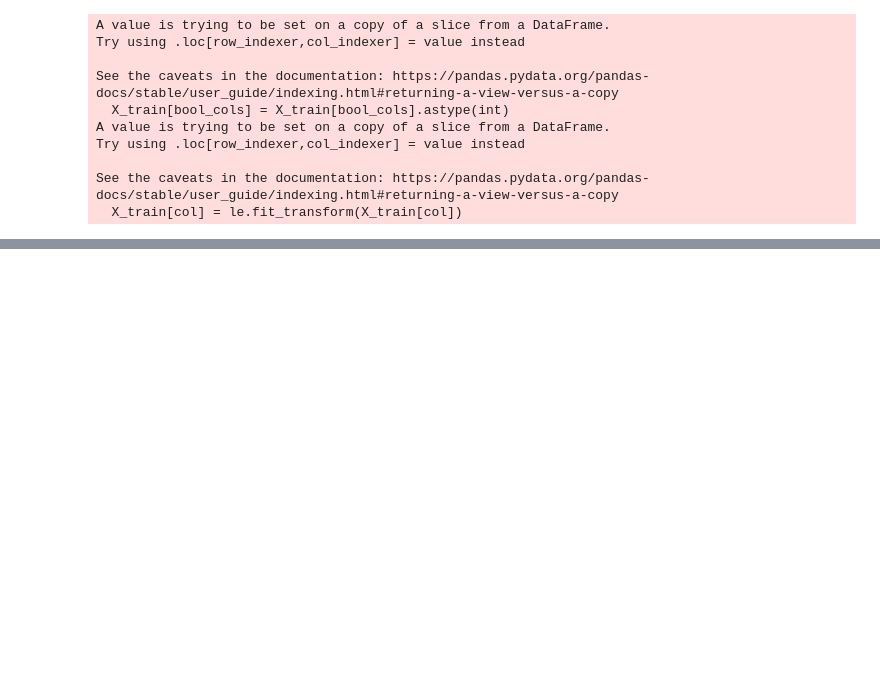
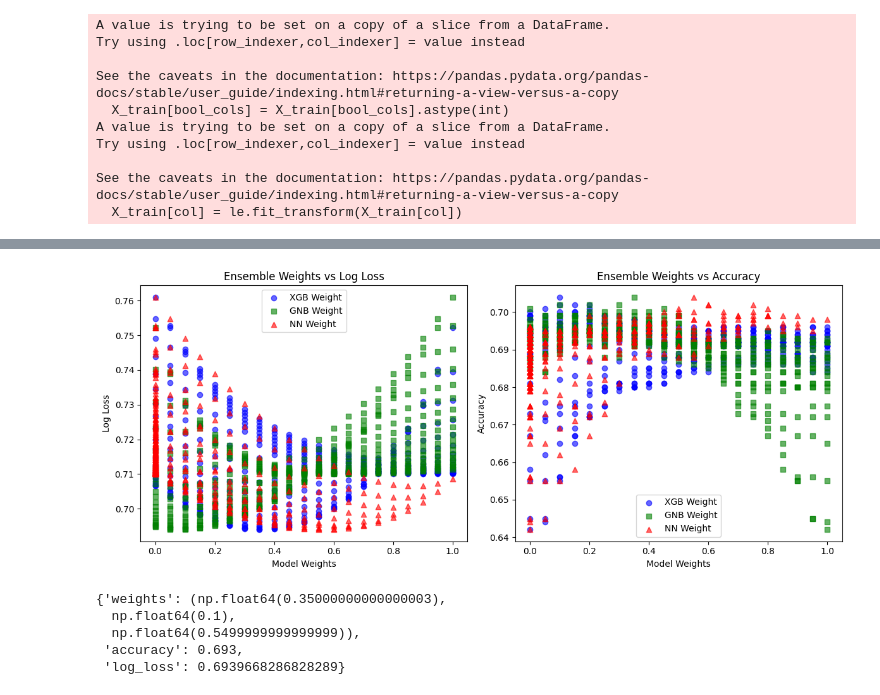
Before and after one commit to nathanansel28/DD2421-programming-challenge, a Jupyter notebook: model_ensemble.ipynb, the cells around one changed output, grey strips where cells are left out. Saved outputs shown, nothing was run; the diff lists cells and outputs as text; code cells hidden in the pictures; blank space fills up the shorter version.

Commit message:
feat: Skeleton for ensemble and hyperparameter tuning.

```diff
--- a/model_ensemble.ipynb
+++ b/model_ensemble.ipynb
@@ -95,0 +16,2 @@ Submission file saved as submission_ensemble.csv
+# %%
+results, best_result = train_ensemble(X_train, y_train)
@@ -95,0 +36,42 @@ Submission file saved as submission_ensemble.csv
+# %%
+# Extract weights and performance metrics
+weights_xgb = [res['weights'][0] for res in results]
+weights_gnb = [res['weights'][1] for res in results]
+weights_nn = [res['weights'][2] for res in results]
+log_losses = [res['log_loss'] for res in results]
+accuracies = [res['accuracy'] for res in results]
+
+# Plot Log Loss vs. Model Weights
+plt.figure(figsize=(12, 5))
+
+plt.subplot(1, 2, 1)
+plt.scatter(weights_xgb, log_losses, label='XGB Weight', alpha=0.6, marker='o', color='blue')
+plt.scatter(weights_gnb, log_losses, label='GNB Weight', alpha=0.6, marker='s', color='green')
+plt.scatter(weights_nn, log_losses, label='NN Weight', alpha=0.6, marker='^', color='red')
+plt.xlabel("Model Weights")
+plt.ylabel("Log Loss")
+plt.legend()
+plt.title("Ensemble Weights vs Log Loss")
+
+# Plot Accuracy vs. Model Weights
+plt.subplot(1, 2, 2)
+plt.scatter(weights_xgb, accuracies, label='XGB Weight', alpha=0.6, marker='o', color='blue')
+plt.scatter(weights_gnb, accuracies, label='GNB Weight', alpha=0.6, marker='s', color='green')
+plt.scatter(weights_nn, accuracies, label='NN Weight', alpha=0.6, marker='^', color='red')
+plt.xlabel("Model Weights")
+plt.ylabel("Accuracy")
+plt.legend()
+plt.title("Ensemble Weights vs Accuracy")
+
+plt.tight_layout()
+plt.show()
+# %% [output]
+[figure, added]
+# %%
+best_result
+# %% [output]
+{'weights': (np.float64(0.35000000000000003),
+  np.float64(0.1),
+  np.float64(0.5499999999999999)),
+ 'accuracy': 0.693,
+ 'log_loss': 0.6939668286828289}
```
Also changed, not shown: parts of 4 cells of this notebook, 7 other files.
